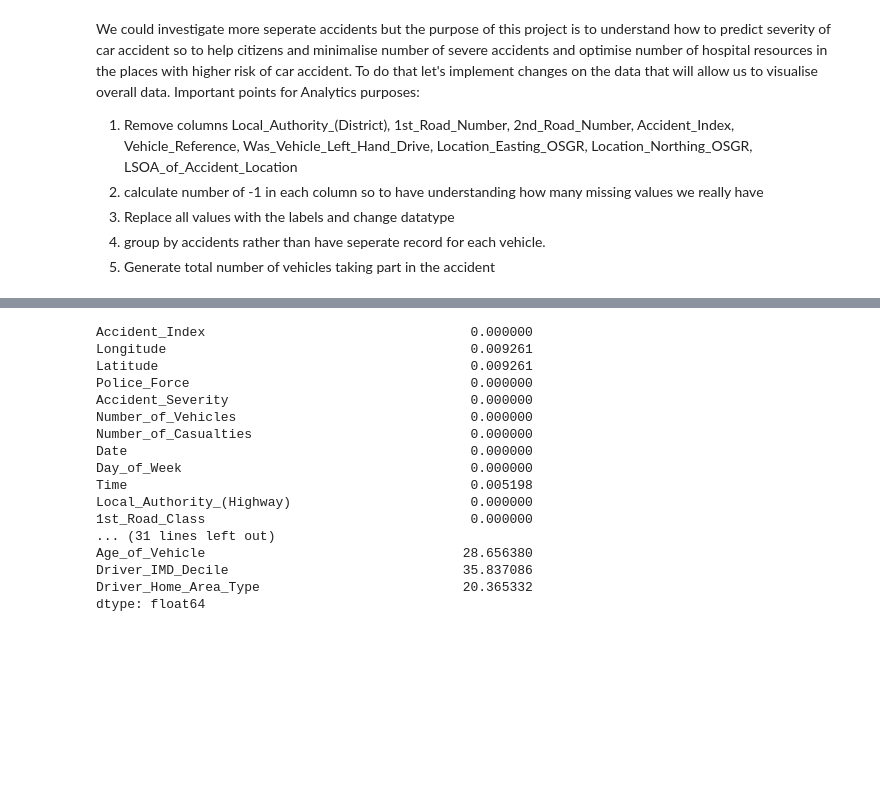
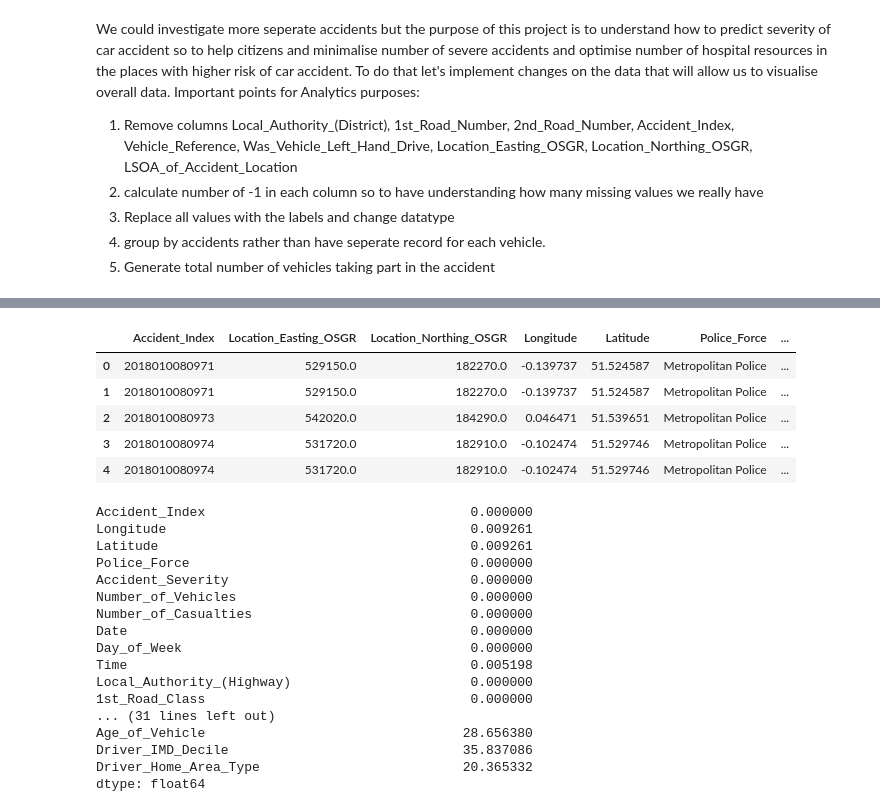
Before and after one commit to odojoachim/Coursera_Capstone, a Jupyter notebook: Coursera_Project.ipynb, the cells around one changed output, grey strips where cells are left out. Saved outputs shown, nothing was run; the diff lists cells and outputs as text; code cells hidden in the pictures; blank space fills up the shorter version.

Commit message:
Cleaning Data Types

```diff
--- a/Coursera_Project.ipynb
+++ b/Coursera_Project.ipynb
@@ -416,3 +807,12 @@ Important points for Analytics purposes:
+# %%
+data.head()
+# %% [output]
+|  | Accident_Index | Location_Easting_OSGR | Location_Northing_OSGR | Longitude | Latitude | Police_Force | ... |
+| 0 | 2018010080971 | 529150.0 | 182270.0 | -0.139737 | 51.524587 | Metropolitan Police | ... |
+| 1 | 2018010080971 | 529150.0 | 182270.0 | -0.139737 | 51.524587 | Metropolitan Police | ... |
+| 2 | 2018010080973 | 542020.0 | 184290.0 | 0.046471 | 51.539651 | Metropolitan Police | ... |
+| 3 | 2018010080974 | 531720.0 | 182910.0 | -0.102474 | 51.529746 | Metropolitan Police | ... |
+| 4 | 2018010080974 | 531720.0 | 182910.0 | -0.102474 | 51.529746 | Metropolitan Police | ... |
 # %%
 data.drop(['Location_Easting_OSGR', 'Location_Northing_OSGR', 'Local_Authority_(District)', '1st_Road_Number', '2nd_Road_Number', 'Was_Vehicle_Left_Hand_Drive', 'LSOA_of_Accident_Location'], axis='columns', inplace=True)
 # %%
```
Also changed, not shown: parts of 9 cells of this notebook.
